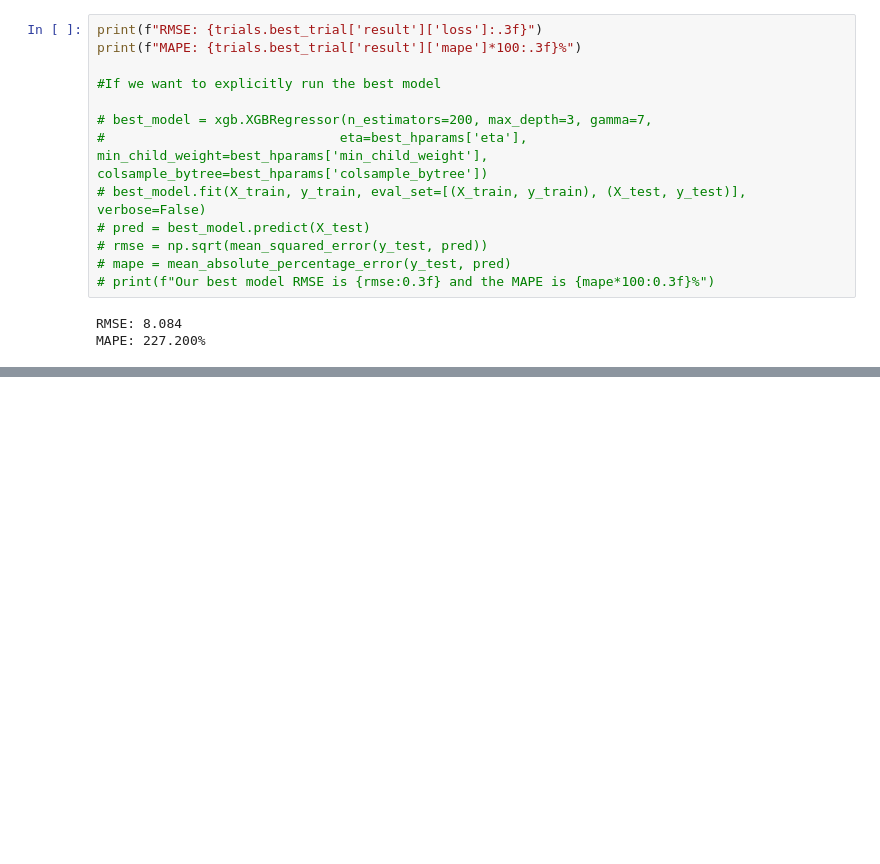
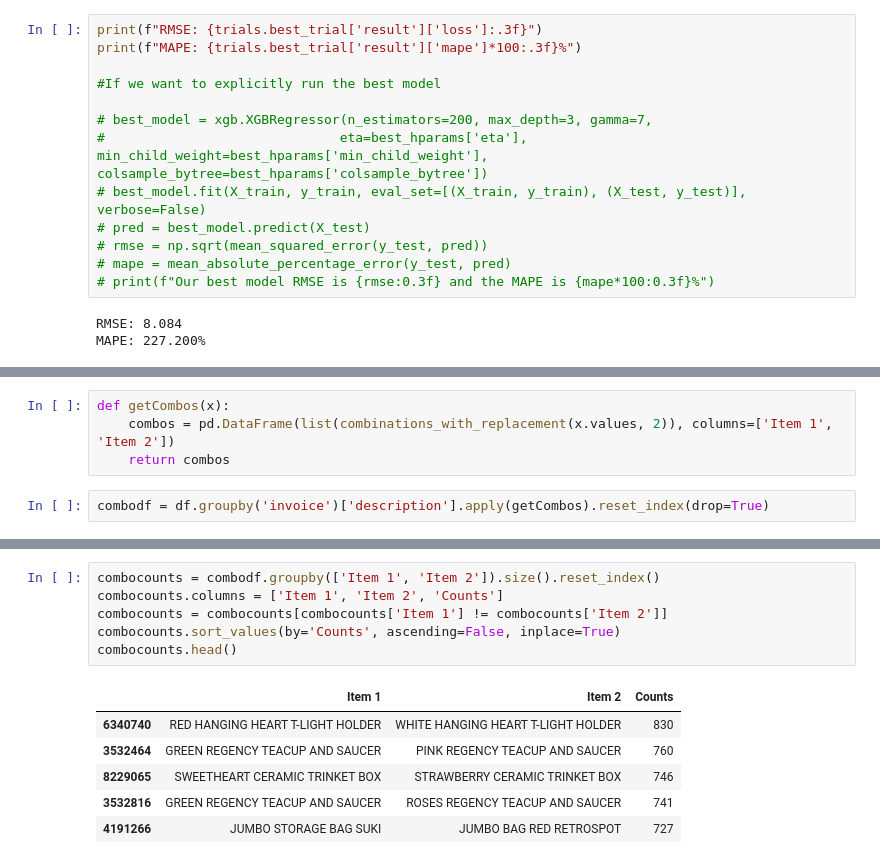
Before and after one commit to zadealfalah/salesSample, a Jupyter notebook: onlineRetail2/onlineRetail.ipynb, the cells around one changed output, grey strips where cells are left out. Saved outputs shown, nothing was run; the diff lists cells and outputs as text; blank space fills up the shorter version.

Commit message:
added combinations df

```diff
--- a/onlineRetail2/onlineRetail.ipynb
+++ b/onlineRetail2/onlineRetail.ipynb
@@ -864,0 +935,6 @@ MAPE: 227.200%
+# %%
+def getCombos(x):
+    combos = pd.DataFrame(list(combinations_with_replacement(x.values, 2)), columns=['Item 1', 'Item 2'])
+    return combos
+# %%
+combodf = df.groupby('invoice')['description'].apply(getCombos).reset_index(drop=True)
@@ -864,0 +950,13 @@ MAPE: 227.200%
+# %%
+combocounts = combodf.groupby(['Item 1', 'Item 2']).size().reset_index()
+combocounts.columns = ['Item 1', 'Item 2', 'Counts']
+combocounts = combocounts[combocounts['Item 1'] != combocounts['Item 2']]
+combocounts.sort_values(by='Counts', ascending=False, inplace=True)
+combocounts.head()
+# %% [output]
+|  | Item 1 | Item 2 | Counts |
+| 6340740 | RED HANGING HEART T-LIGHT HOLDER | WHITE HANGING HEART T-LIGHT HOLDER | 830 |
+| 3532464 | GREEN REGENCY TEACUP AND SAUCER | PINK REGENCY TEACUP AND SAUCER | 760 |
+| 8229065 | SWEETHEART CERAMIC TRINKET BOX | STRAWBERRY CERAMIC TRINKET BOX | 746 |
+| 3532816 | GREEN REGENCY TEACUP AND SAUCER | ROSES REGENCY TEACUP AND SAUCER | 741 |
+| 4191266 | JUMBO STORAGE BAG SUKI | JUMBO BAG RED RETROSPOT | 727 |
```
Also changed, not shown: parts of 21 cells of this notebook.
